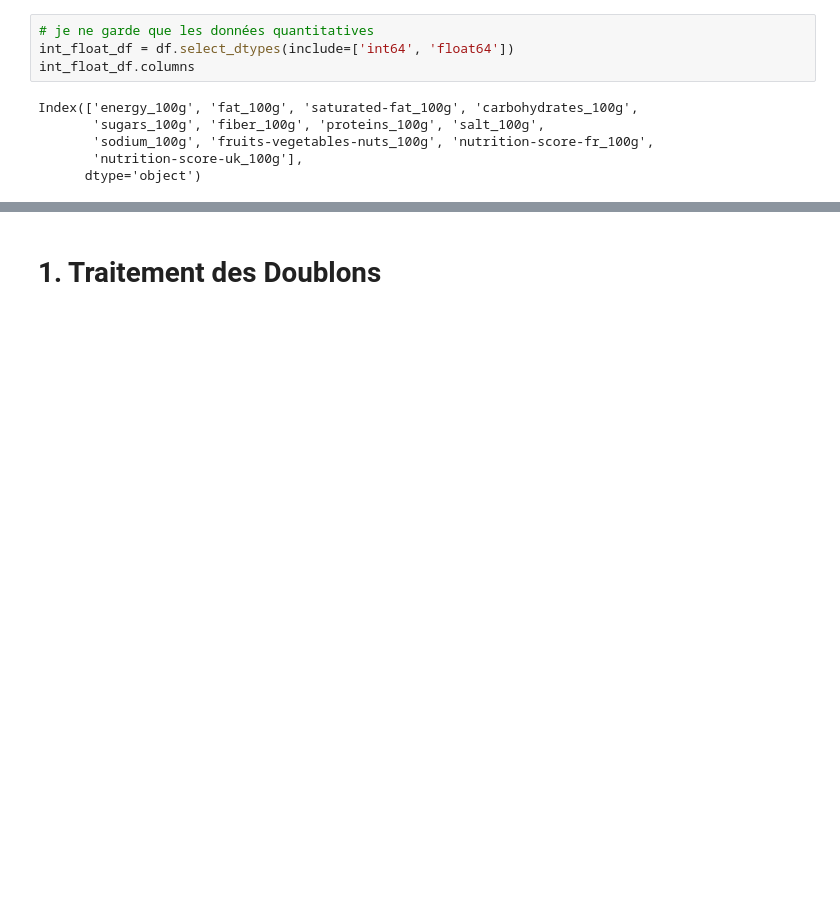
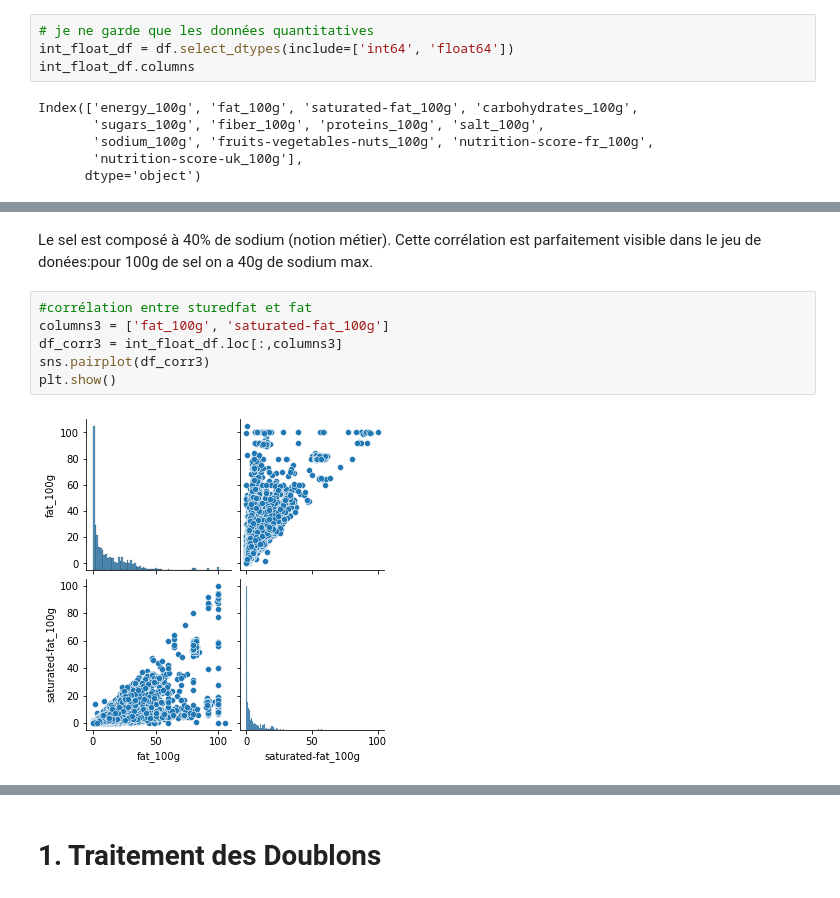
Before and after one commit to MarieDeSmedt/FoodFlix, a Jupyter notebook: notebook/Data_clean.ipynb, the cells around one changed output, grey strips where cells are left out. Saved outputs shown, nothing was run; the diff lists cells and outputs as text; blank space fills up the shorter version.

```diff
--- a/notebook/Data_clean.ipynb
+++ b/notebook/Data_clean.ipynb
@@ -50,0 +61,10 @@ plt.show()
+# %% [markdown]
+Le sel est composé à 40% de sodium (notion métier). Cette corrélation est parfaitement visible dans le jeu de donées:pour 100g de sel on a 40g de sodium max.
+# %%
+#corrélation entre sturedfat et fat
+columns3 = ['fat_100g', 'saturated-fat_100g']
+df_corr3 = int_float_df.loc[:,columns3]
+sns.pairplot(df_corr3)
+plt.show()
+# %% [output]
+[figure, added]
```
Also changed, not shown: parts of 9 cells of this notebook.
